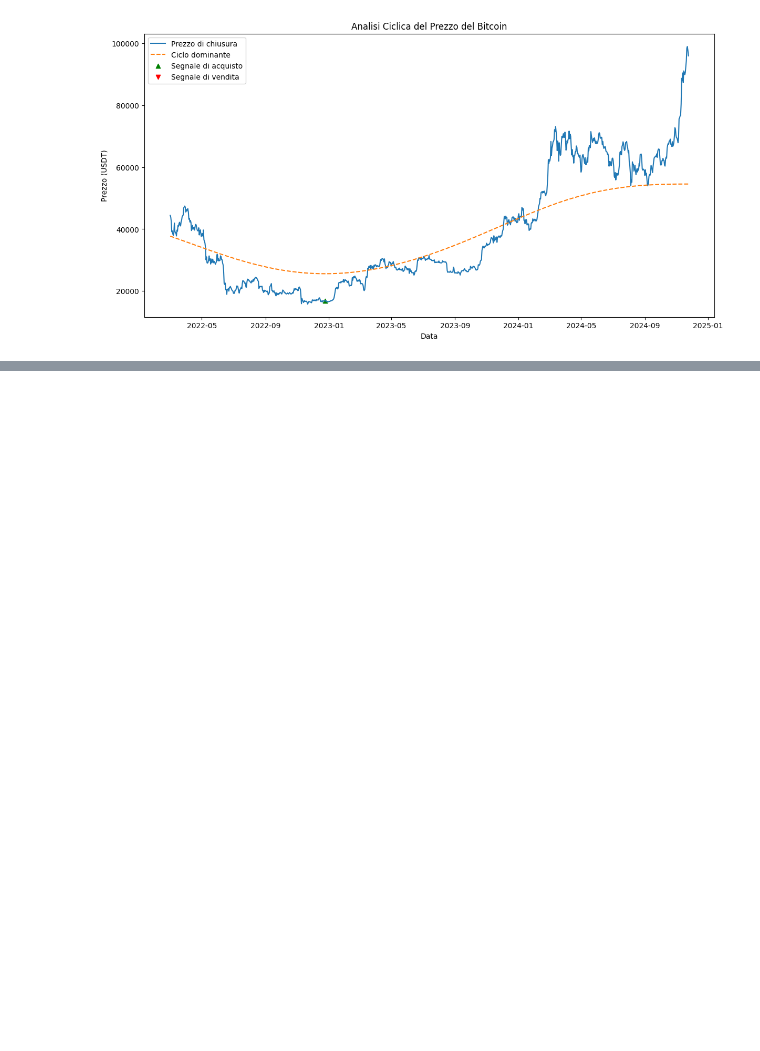
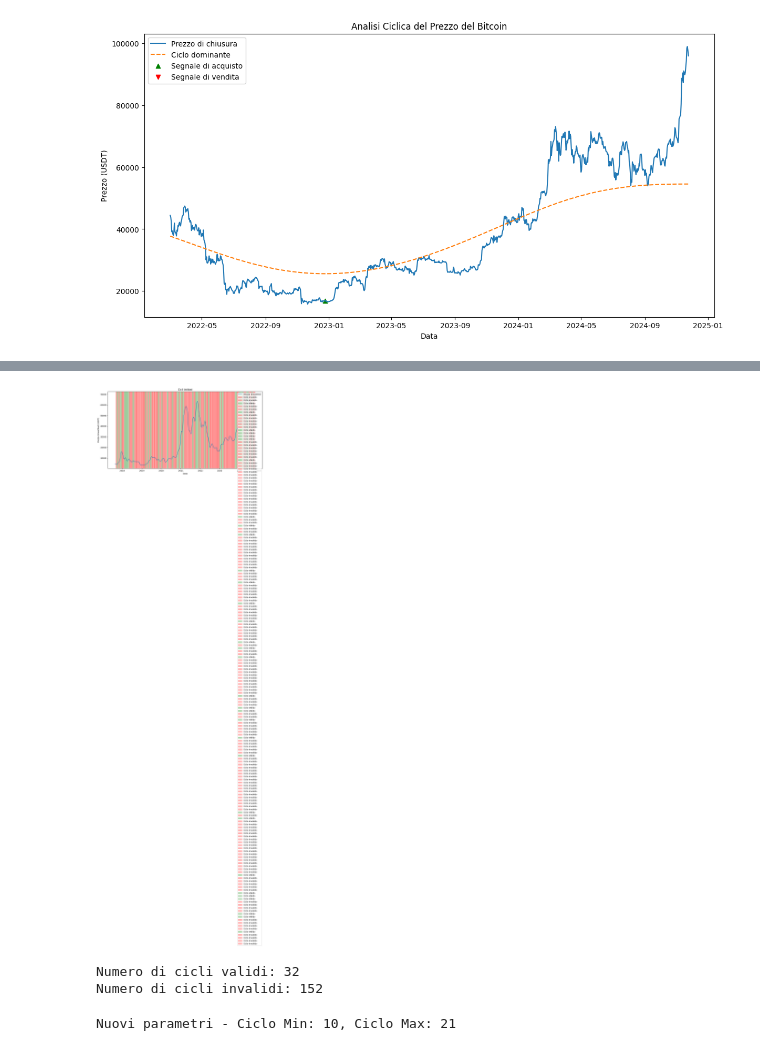
Before and after one commit to AleImbri/Crypto-machine-learning, a Jupyter notebook: Analisi ciclica.ipynb, the cells around one changed output, grey strips where cells are left out. Saved outputs shown, nothing was run; the diff lists cells and outputs as text; code cells hidden in the pictures; blank space fills up the shorter version.

Commit message:
Aggiornata Analisi ciclica

```diff
--- a/Analisi ciclica.ipynb
+++ b/Analisi ciclica.ipynb
@@ -221,0 +346,13 @@ plt.show()
+# %%
+from scipy.signal import argrelextrema
+import numpy as np
+
+# Trova i minimi e massimi locali
+def identify_cycles(data, window=5):
+    data['min_local'] = data['close'] == data['close'].rolling(window, center=True).min()
+    data['max_local'] = data['close'] == data['close'].rolling(window, center=True).max()
+    return data
+
+# Identifica i cicli
+data = identify_cycles(data, window=10)
+data[['close', 'min_local', 'max_local']]
@@ -221,0 +420,13 @@ plt.show()
+# %%
+def generate_signals(data, cycles):
+    data['signal'] = 0
+    for cycle in cycles:
+        if cycle['type'] == 'valid':
+            data.loc[cycle['start'], 'signal'] = 1  # Compra
+            if cycle['end'] is not None:
+                data.loc[cycle['end'], 'signal'] = -1  # Vendi
+    return data
+
+# Genera i segnali
+data = generate_signals(data, cycles)
+data[['close', 'signal']]
@@ -221,0 +448,43 @@ plt.show()
+# %%
+import matplotlib.pyplot as plt
+
+def plot_cycles(data, cycles):
+    plt.figure(figsize=(14, 7))
+    plt.plot(data.index, data['smoothed'], label='Prezzo Smoothed')
+    for cycle in cycles:
+        if cycle['type'] == 'valid':
+            plt.axvspan(cycle['start'], cycle['end'], color='green', alpha=0.3, label='Ciclo Valido')
+        else:
+            plt.axvspan(cycle['start'], cycle['end'], color='red', alpha=0.3, label='Ciclo Invalido')
+    plt.legend()
+    plt.title('Cicli Validati')
+    plt.xlabel('Data')
+    plt.ylabel('Prezzo Smoothed (USDT)')
+    plt.show()
+
+# Visualizza i cicli
+plot_cycles(data, cycles)
+# %% [output]
+[figure, added]
+# %%
+# Contiamo il numero di cicli validi e invalidi
+valid_cycles = [cycle for cycle in cycles if cycle['type'] == 'valid']
+invalid_cycles = [cycle for cycle in cycles if cycle['type'] != 'valid']
+
+print(f"Numero di cicli validi: {len(valid_cycles)}")
+print(f"Numero di cicli invalidi: {len(invalid_cycles)}")
+# %% [output]
+Numero di cicli validi: 32
+Numero di cicli invalidi: 152
+# %%
+# Calcola la durata media dei cicli
+cycle_durations = [(cycle['end'] - cycle['start']).days for cycle in cycles if cycle['end'] is not None]
+average_cycle_duration = np.mean(cycle_durations)
+
+# Aggiorna i parametri
+cycle_min = max(10, int(average_cycle_duration * 0.5))  # Riduci il minimo
+cycle_max = int(average_cycle_duration * 1.5)          # Aumenta il massimo
+
+print(f"Nuovi parametri - Ciclo Min: {cycle_min}, Ciclo Max: {cycle_max}")
+# %% [output]
+Nuovi parametri - Ciclo Min: 10, Ciclo Max: 21
```
Also changed, not shown: parts of 15 cells of this notebook.
